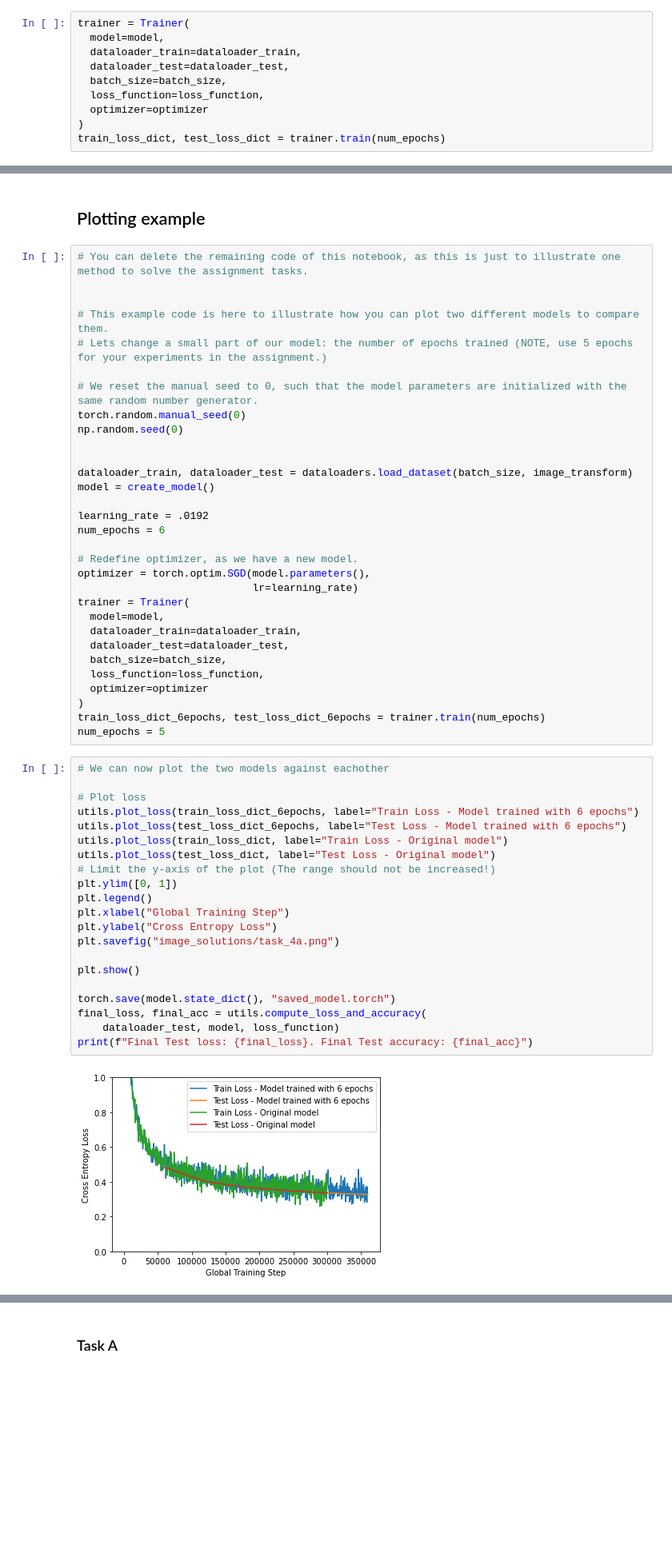
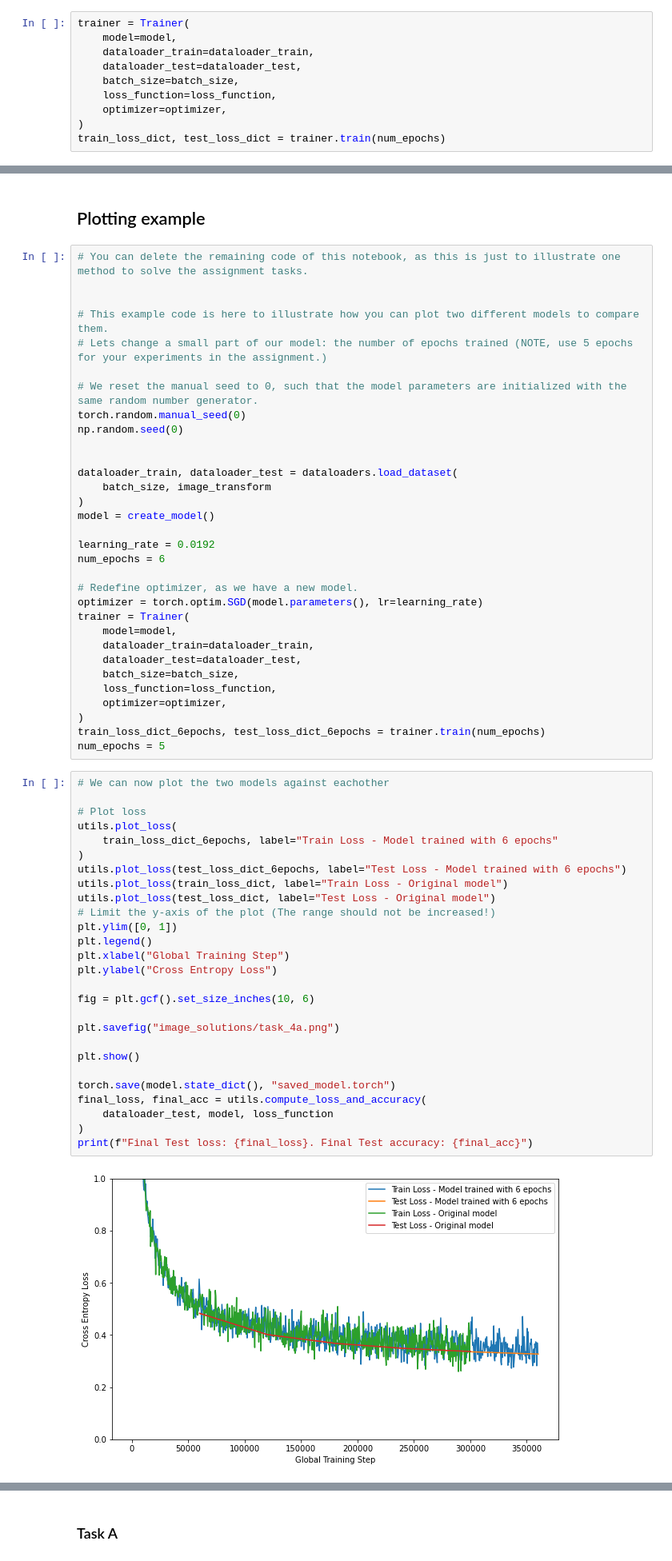
Before and after one commit to bjosttveit/TDT4195, a Jupyter notebook: IP-Assignment-1/task4.ipynb, the cells around one changed output, grey strips where cells are left out. Shown at 80% size. Saved outputs shown, nothing was run; the diff lists cells and outputs as text; blank space fills up the shorter version.

```diff
--- a/IP-Assignment-1/task4.ipynb
+++ b/IP-Assignment-1/task4.ipynb
@@ -82,12 +82,12 @@ optimizer = torch.optim.SGD(model.parameters(),
 ### Train model
 # %%
 trainer = Trainer(
-  model=model,
-  dataloader_train=dataloader_train,
-  dataloader_test=dataloader_test,
-  batch_size=batch_size,
-  loss_function=loss_function,
-  optimizer=optimizer
+    model=model,
+    dataloader_train=dataloader_train,
+    dataloader_test=dataloader_test,
+    batch_size=batch_size,
+    loss_function=loss_function,
+    optimizer=optimizer,
 )
 train_loss_dict, test_loss_dict = trainer.train(num_epochs)
 # %%
@@ -126,45 +127,52 @@ torch.random.manual_seed(0)
 np.random.seed(0)
 
 
-dataloader_train, dataloader_test = dataloaders.load_dataset(batch_size, image_transform)
+dataloader_train, dataloader_test = dataloaders.load_dataset(
+    batch_size, image_transform
+)
 model = create_model()
 
-learning_rate = .0192
+learning_rate = 0.0192
 num_epochs = 6
 
 # Redefine optimizer, as we have a new model.
-optimizer = torch.optim.SGD(model.parameters(),
-                            lr=learning_rate)
+optimizer = torch.optim.SGD(model.parameters(), lr=learning_rate)
 trainer = Trainer(
-  model=model,
-  dataloader_train=dataloader_train,
-  dataloader_test=dataloader_test,
-  batch_size=batch_size,
-  loss_function=loss_function,
-  optimizer=optimizer
+    model=model,
+    dataloader_train=dataloader_train,
+    dataloader_test=dataloader_test,
+    batch_size=batch_size,
+    loss_function=loss_function,
+    optimizer=optimizer,
 )
 train_loss_dict_6epochs, test_loss_dict_6epochs = trainer.train(num_epochs)
 num_epochs = 5
 # %%
 # We can now plot the two models against eachother
 
 # Plot loss
-utils.plot_loss(train_loss_dict_6epochs, label="Train Loss - Model trained with 6 epochs")
+utils.plot_loss(
+    train_loss_dict_6epochs, label="Train Loss - Model trained with 6 epochs"
+)
 utils.plot_loss(test_loss_dict_6epochs, label="Test Loss - Model trained with 6 epochs")
 utils.plot_loss(train_loss_dict, label="Train Loss - Original model")
 utils.plot_loss(test_loss_dict, label="Test Loss - Original model")
 # Limit the y-axis of the plot (The range should not be increased!)
 plt.ylim([0, 1])
 plt.legend()
 plt.xlabel("Global Training Step")
 plt.ylabel("Cross Entropy Loss")
+
+fig = plt.gcf().set_size_inches(10, 6)
+
 plt.savefig("image_solutions/task_4a.png")
 
 plt.show()
 
 torch.save(model.state_dict(), "saved_model.torch")
 final_loss, final_acc = utils.compute_loss_and_accuracy(
-    dataloader_test, model, loss_function)
+    dataloader_test, model, loss_function
+)
 print(f"Final Test loss: {final_loss}. Final Test accuracy: {final_acc}")
 # %% [output]
-[figure, old version]
+[figure, new version]
```
Also changed, not shown: parts of 14 cells of this notebook, 14 other files.
